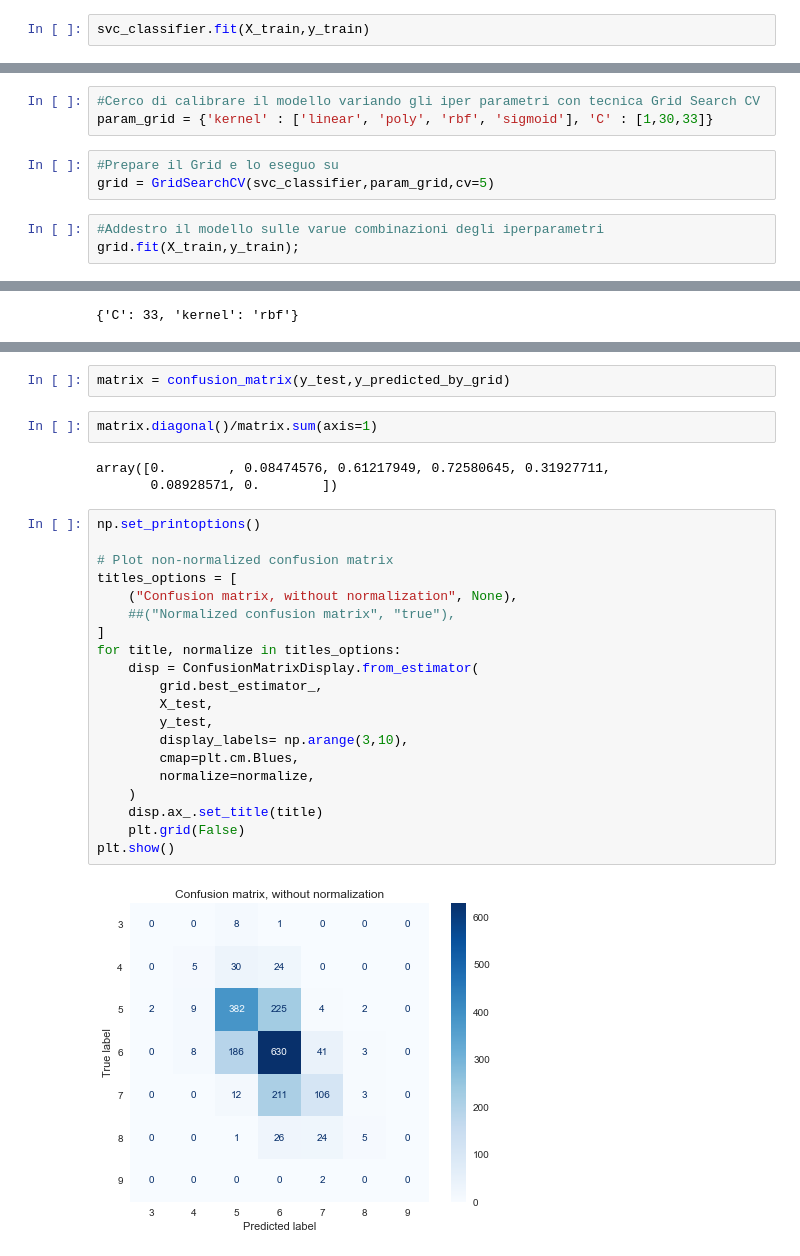
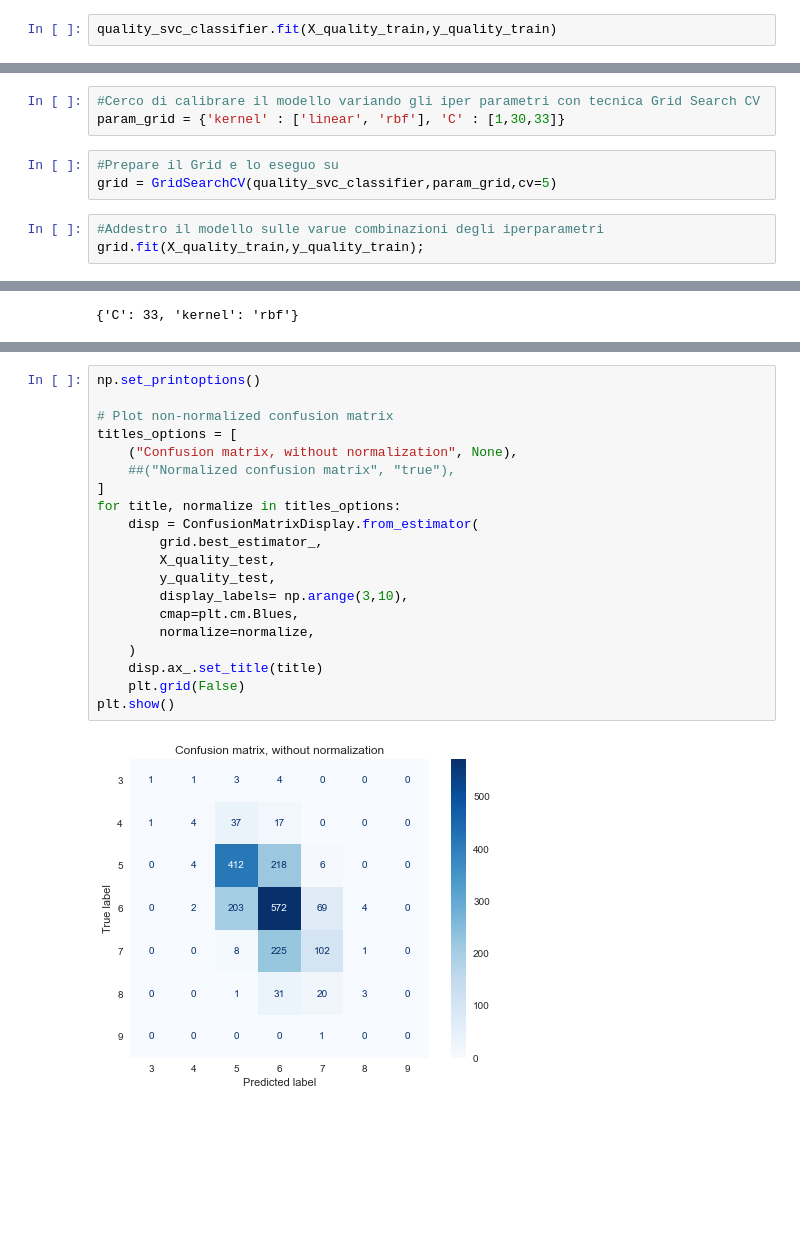
Before and after one commit to enrimon15/datascience-wine-quality, a Jupyter notebook: Wine Analysis-ML-classificazione-qualità-con-10-classi.ipynb, the cells around one changed output, grey strips where cells are left out. Cells and saved outputs as stored; diff of their text form; blank space fills up the shorter version.

```diff
--- a/Wine Analysis-ML-classificazione-qualità-con-10-classi.ipynb
+++ b/Wine Analysis-ML-classificazione-qualità-con-10-classi.ipynb
@@ -348,7 +319,7 @@ svc_classifier = SVC(kernel= 'linear')
 # %% [markdown]
 #### Holdout Validazione
 # %%
-svc_classifier.fit(X_train,y_train)
+quality_svc_classifier.fit(X_quality_train,y_quality_train)
 # %% [output]
 SVC(kernel='linear')
 # %%
@@ -369,13 +340,13 @@ y_predict_svc_5_fold.mean()
 #### Grid search CV
 # %%
 #Cerco di calibrare il modello variando gli iper parametri con tecnica Grid Search CV
-param_grid = {'kernel' : ['linear', 'poly', 'rbf', 'sigmoid'], 'C' : [1,30,33]}
+param_grid = {'kernel' : ['linear', 'rbf'], 'C' : [1,30,33]}
 # %%
 #Prepare il Grid e lo eseguo su
-grid = GridSearchCV(svc_classifier,param_grid,cv=5)
+grid = GridSearchCV(quality_svc_classifier,param_grid,cv=5)
 # %%
 #Addestro il modello sulle varue combinazioni degli iperparametri
-grid.fit(X_train,y_train);
+grid.fit(X_quality_train,y_quality_train);
 # %%
 #Iperparametri migliori
 grid.best_params_
@@ -392,29 +363,22 @@ accuracy_score(y_test,y_predicted_by_grid)
-# %%
-matrix = confusion_matrix(y_test,y_predicted_by_grid)
-# %%
-matrix.diagonal()/matrix.sum(axis=1)
-# %% [output]
-array([0.        , 0.08474576, 0.61217949, 0.72580645, 0.31927711,
-       0.08928571, 0.        ])
 # %%
 np.set_printoptions()
 
 # Plot non-normalized confusion matrix
 titles_options = [
     ("Confusion matrix, without normalization", None),
     ##("Normalized confusion matrix", "true"),
 ]
 for title, normalize in titles_options:
     disp = ConfusionMatrixDisplay.from_estimator(
         grid.best_estimator_,
-        X_test,
-        y_test,
+        X_quality_test,
+        y_quality_test,
         display_labels= np.arange(3,10),
         cmap=plt.cm.Blues,
         normalize=normalize,
     )
     disp.ax_.set_title(title)
     plt.grid(False)
 plt.show()
 # %% [output]
-[figure, old version]
+[figure, new version]
```
Also changed, not shown: parts of 28 cells of this notebook.
